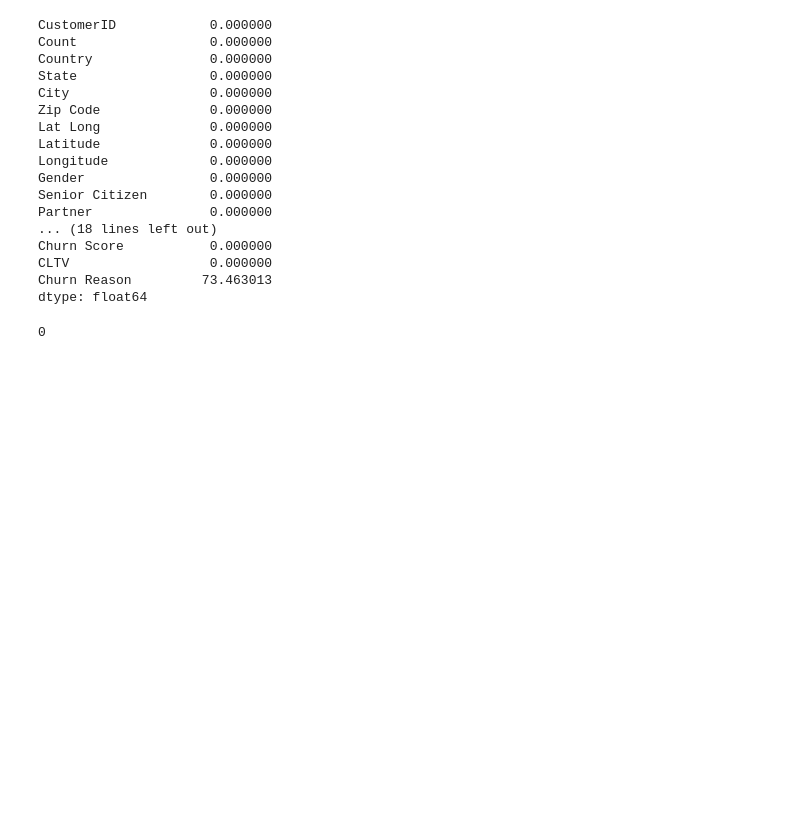
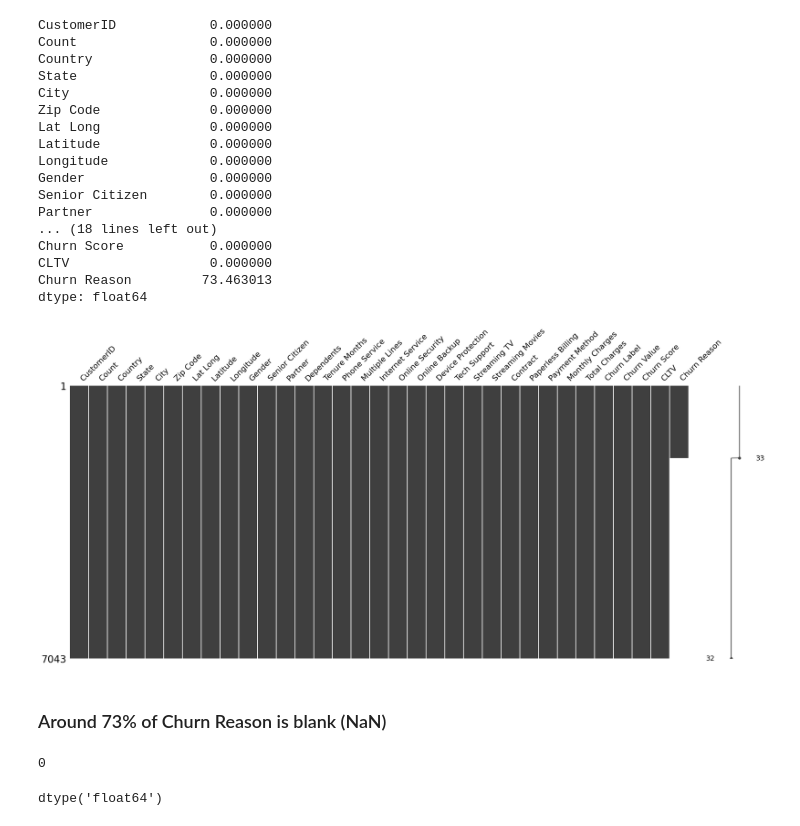
Before and after one commit to Reyal335/Telco-churn-analysis, a Jupyter notebook: notebooks/01_eda.ipynb, the cells around one changed output. Drawn from its saved outputs; the diff is of its cells as text; code cells hidden in the pictures; blank space fills up the shorter version.

```diff
--- a/notebooks/01_eda.ipynb
+++ b/notebooks/01_eda.ipynb
@@ -125,3 +125,11 @@ Churn Score           0.000000
 CLTV                  0.000000
 Churn Reason         73.463013
 dtype: float64
+# %%
+import missingno as msno
+msno.matrix(df)
+plt.show()
+# %% [output]
+[figure, added]
+# %% [markdown]
+### Around 73% of Churn Reason is blank (NaN)
@@ -130,3 +140,7 @@ dtype: float64
 print(df.duplicated().sum())
 # %% [output]
 0
+# %%
+df['Total Charges'].dtypes
+# %% [output]
+dtype('float64')
```
Also changed, not shown: parts of 14 cells of this notebook.
